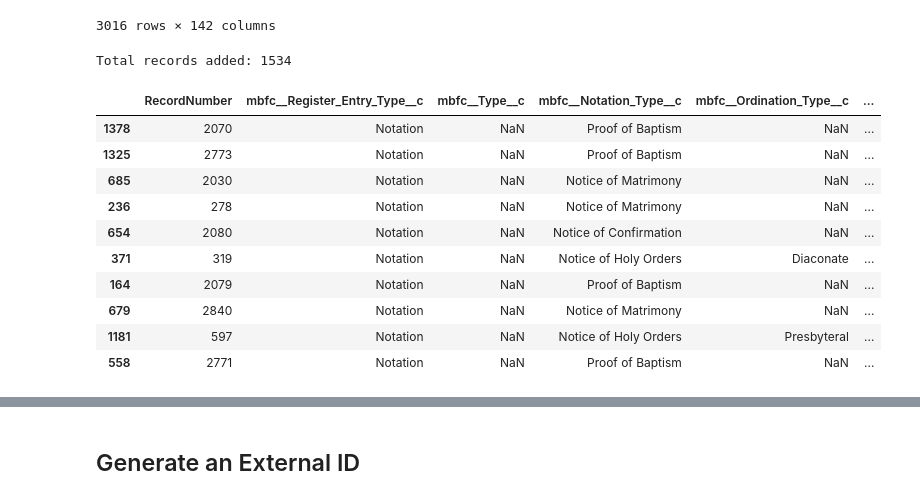
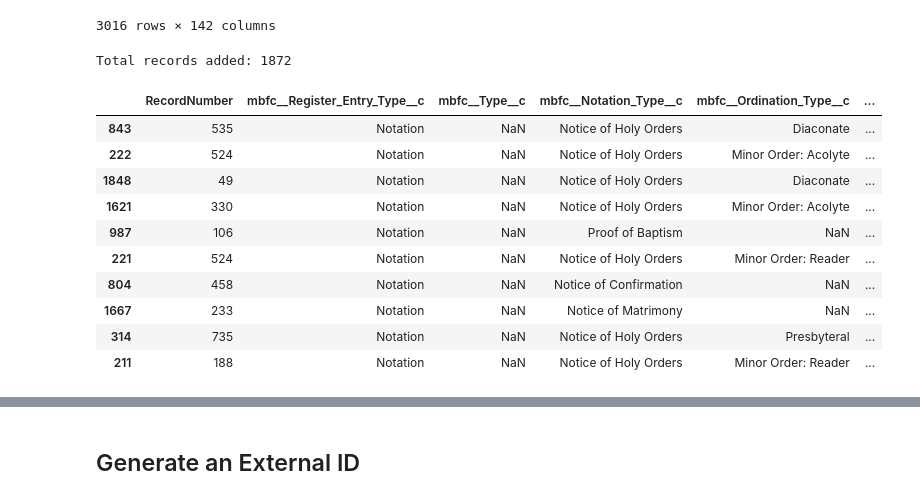
Before and after one commit to Cath-Strategic-Tech/adpdx_etl, a Jupyter notebook: ADPDX_ClergyDB.ipynb, the cells around one changed output, grey strips where cells are left out. Drawn from its saved outputs; the diff is of its cells as text; code cells hidden in the pictures.

```diff
--- a/ADPDX_ClergyDB.ipynb
+++ b/ADPDX_ClergyDB.ipynb
@@ -571,8 +651,8 @@ vicariates = vicariates[[
     ]]
 
 # add parentid
-vicariates["mbfc__Diocese__c"] = diocesan_account_id_devpro
-vicariates['ParentId'] = diocesan_account_id_devpro
+vicariates["mbfc__Diocese__c"] = diocesan_account_id
+vicariates['ParentId'] = diocesan_account_id
 vicariates['mbfc__Church_Type__c'] = 'Deanery'
 
 vicariates.rename(columns={
@@ -1499,10 +1561,23 @@ fields_not_yet_mapped = [
     'Private_Address__StateCode__s',
     'Private_Address__PostalCode__s',
     'Private_Address__CountryCode__s',
+    'Seminarian_Student_Debt',
+    'Seminarian_Medical_Benefits',
     'Social_Security_Account_Number__c',  # The data is encrypted
     'Languages',  # Picklist is restricted, in MFC package. Needs unrestricting before I can migrate data.
     'Preferred_Email',
-    'Preferred_Phone'
+    'Preferred_Phone',
+    'Out_of_Diocese_Date',
+    'CARA_Ethnicity',
+    'Seminarian_Status',
+    'Other_Diaconal_Ministry',
+    'Spiritual_Director_Authorized',
+    'Link_to_Religious_Community',
+    'Place_of_Work',
+    'Volunteer_Place',
+    'Type_of_Work',
+    'Work_Load',
+    'Work_Title'
 
 ]
 # %%
@@ -1752,7 +1827,7 @@ df
 | 3016 | 1866 | Ms. Laurie Zupsic | zupsic laurie | Staff | NaN | NaN | NaN | NaN | ... |
 3016 rows × 142 columns
 # %%
-# @title Parse Sacrament & Notation Types
+# Import all Contact fields that actually map to Register Entry records
 
 import pandas as pd
 
@@ -1760,7 +1835,7 @@ import pandas as pd
 column_sets = [
     {'date': 'Baptism_Date', 'place': 'Place_of_Baptism', 'notation_type': 'Proof of Baptism'},
     {'date': 'Confirmation_Date', 'place': 'Place_of_Confirmation', 'notation_type': 'Notice of Confirmation'},
-    {'date': 'Received_Date', 'place': 'Parish_of_Record', 'notation_type': 'Notation of Profession of Faith'},
+    {'date': 'Received_Date', 'place': 'Parish_of_Record', 'notation_type': 'Notice of Profession of Faith'},
     {'date': 'Marriage_Date', 'place': 'Place_of_Marriage', 'notation_type': 'Notice of Matrimony'},
     {'date': 'Diaconal_Ordination_Date', 'place': 'Diaconal_Ordination_Place', 'prelate': 'Diaconate_Ordination_Prelate', 'notation_type': 'Notice of Holy Orders', 'ordination_type': 'Diaconate'},
     {'date': 'Presbyteral_Ordination_Date', 'place': 'Presbyteral_Ordination_Place', 'prelate': 'Presbyteral_Ordination_Prelate', 'notation_type': 'Notice of Holy Orders', 'ordination_type': 'Presbyteral'},
@@ -1785,44 +1860,68 @@ for row in df.itertuples():
             if 'prelate' in column_set:
                 entry['Prelate'] = getattr(row, column_set['prelate'], None)
 
             # Set 'mbfc__Register_Entry_Type__c', and conditionally add 'mbfc__Type__c' or 'mbfc__Notation_Type__c'
             if 'sacrament_type' in column_set:
                 entry['mbfc__Type__c'] = column_set['sacrament_type']
                 entry['mbfc__Register_Entry_Type__c'] = 'Sacrament'
             if 'notation_type' in column_set:
                 entry['mbfc__Notation_Type__c'] = column_set['notation_type']
                 entry['mbfc__Register_Entry_Type__c'] = 'Notation'
 
             # Handle ordination type specific updates
             if 'ordination_type' in column_set:
                 entry['mbfc__Ordination_Type__c'] = column_set['ordination_type']
 
             new_entries.append(entry)
 
+    # Add entries for 'Reader Date'
+    reader_date = getattr(row, 'Reader_Date', None)
+    if pd.notna(reader_date):
+        entry = {
+            'RecordNumber': getattr(row, 'Record_Number', None),
+            'Date': reader_date,
+            'mbfc__Notation_Type__c': 'Notice of Holy Orders',
+            'mbfc__Ordination_Type__c': 'Minor Order: Reader',
+            'mbfc__Register_Entry_Type__c': 'Notation'
+        }
+        new_entries.append(entry)
+
+    # Add entries for 'Acolyte Date'
+    acolyte_date = getattr(row, 'Acolyte_Date', None)
+    if pd.notna(acolyte_date):
+        entry = {
+            'RecordNumber': getattr(row, 'Record_Number', None),
+            'Date': acolyte_date,
+            'mbfc__Notation_Type__c': 'Notice of Holy Orders',
+            'mbfc__Ordination_Type__c': 'Minor Order: Acolyte',
+            'mbfc__Register_Entry_Type__c': 'Notation'
+        }
+        new_entries.append(entry)
+
 # Concatenate all new entries to the DataFrame at once
 if new_entries:
     register_entries = pd.concat([register_entries, pd.DataFrame(new_entries)], ignore_index=True)
 
 print(f"Total records added: {len(register_entries)}")
 
 # Optionally, save the new DataFrame to a CSV
 register_entries.to_csv('Register_Entries.csv', index=False)
 
 # Display the DataFrame
 register_entries.sample(10)
 # %% [output]
-Total records added: 1534
+Total records added: 1872
 |  | RecordNumber | mbfc__Register_Entry_Type__c | mbfc__Type__c | mbfc__Notation_Type__c | mbfc__Ordination_Type__c | ... |
-| 1378 | 2070 | Notation | NaN | Proof of Baptism | NaN | ... |
-| 1325 | 2773 | Notation | NaN | Proof of Baptism | NaN | ... |
-| 685 | 2030 | Notation | NaN | Notice of Matrimony | NaN | ... |
-| 236 | 278 | Notation | NaN | Notice of Matrimony | NaN | ... |
-| 654 | 2080 | Notation | NaN | Notice of Confirmation | NaN | ... |
-| 371 | 319 | Notation | NaN | Notice of Holy Orders | Diaconate | ... |
-| 164 | 2079 | Notation | NaN | Proof of Baptism | NaN | ... |
-| 679 | 2840 | Notation | NaN | Notice of Matrimony | NaN | ... |
-| 1181 | 597 | Notation | NaN | Notice of Holy Orders | Presbyteral | ... |
-| 558 | 2771 | Notation | NaN | Proof of Baptism | NaN | ... |
+| 843 | 535 | Notation | NaN | Notice of Holy Orders | Diaconate | ... |
+| 222 | 524 | Notation | NaN | Notice of Holy Orders | Minor Order: Acolyte | ... |
+| 1848 | 49 | Notation | NaN | Notice of Holy Orders | Diaconate | ... |
+| 1621 | 330 | Notation | NaN | Notice of Holy Orders | Minor Order: Acolyte | ... |
+| 987 | 106 | Notation | NaN | Proof of Baptism | NaN | ... |
+| 221 | 524 | Notation | NaN | Notice of Holy Orders | Minor Order: Reader | ... |
+| 804 | 458 | Notation | NaN | Notice of Confirmation | NaN | ... |
+| 1667 | 233 | Notation | NaN | Notice of Matrimony | NaN | ... |
+| 314 | 735 | Notation | NaN | Notice of Holy Orders | Presbyteral | ... |
+| 211 | 188 | Notation | NaN | Notice of Holy Orders | Minor Order: Reader | ... |
 # %%
 from nameparser import HumanName
 from nameparser.config import CONSTANTS
```
Also changed, not shown: parts of 59 cells of this notebook, 9 other files.
